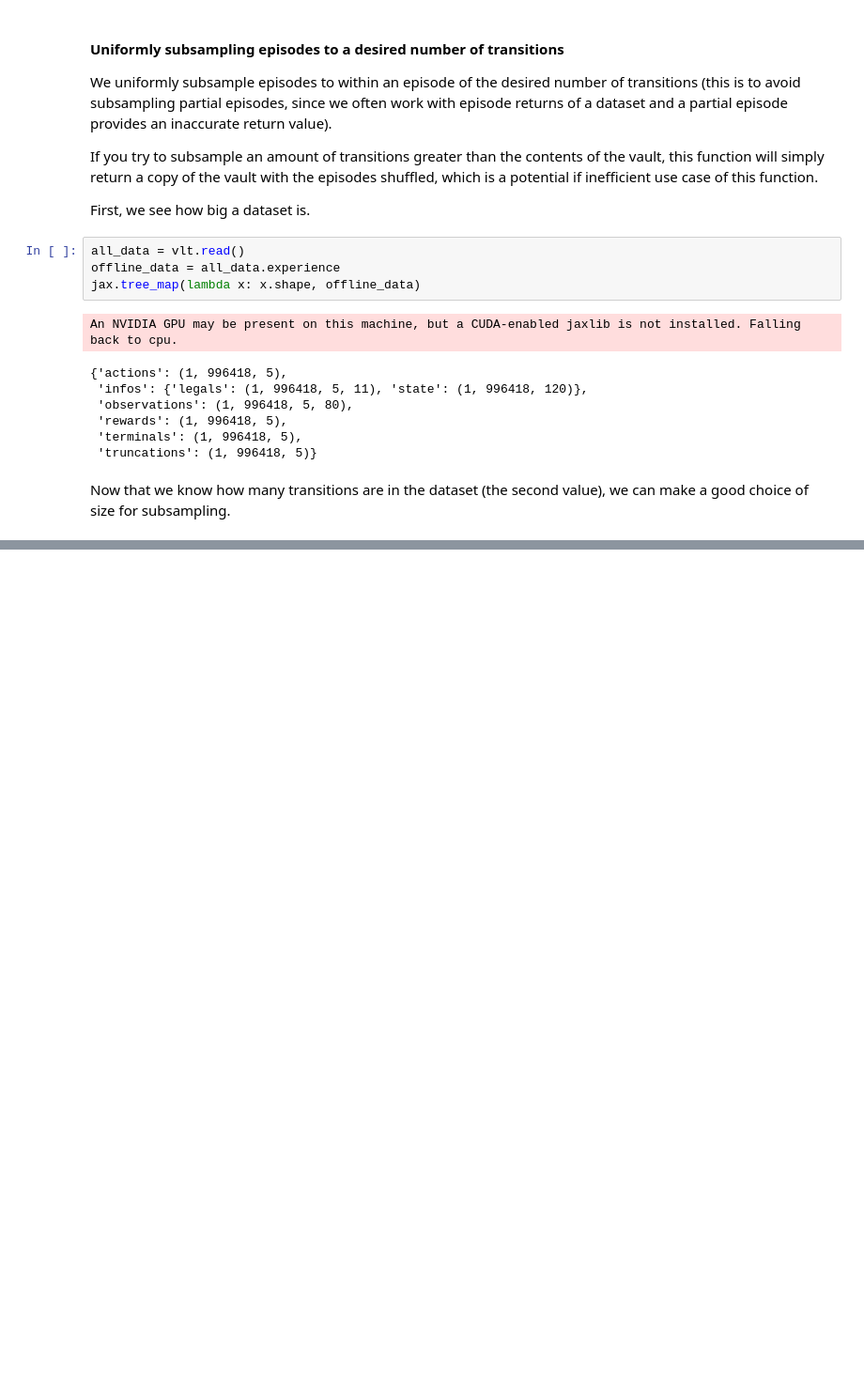
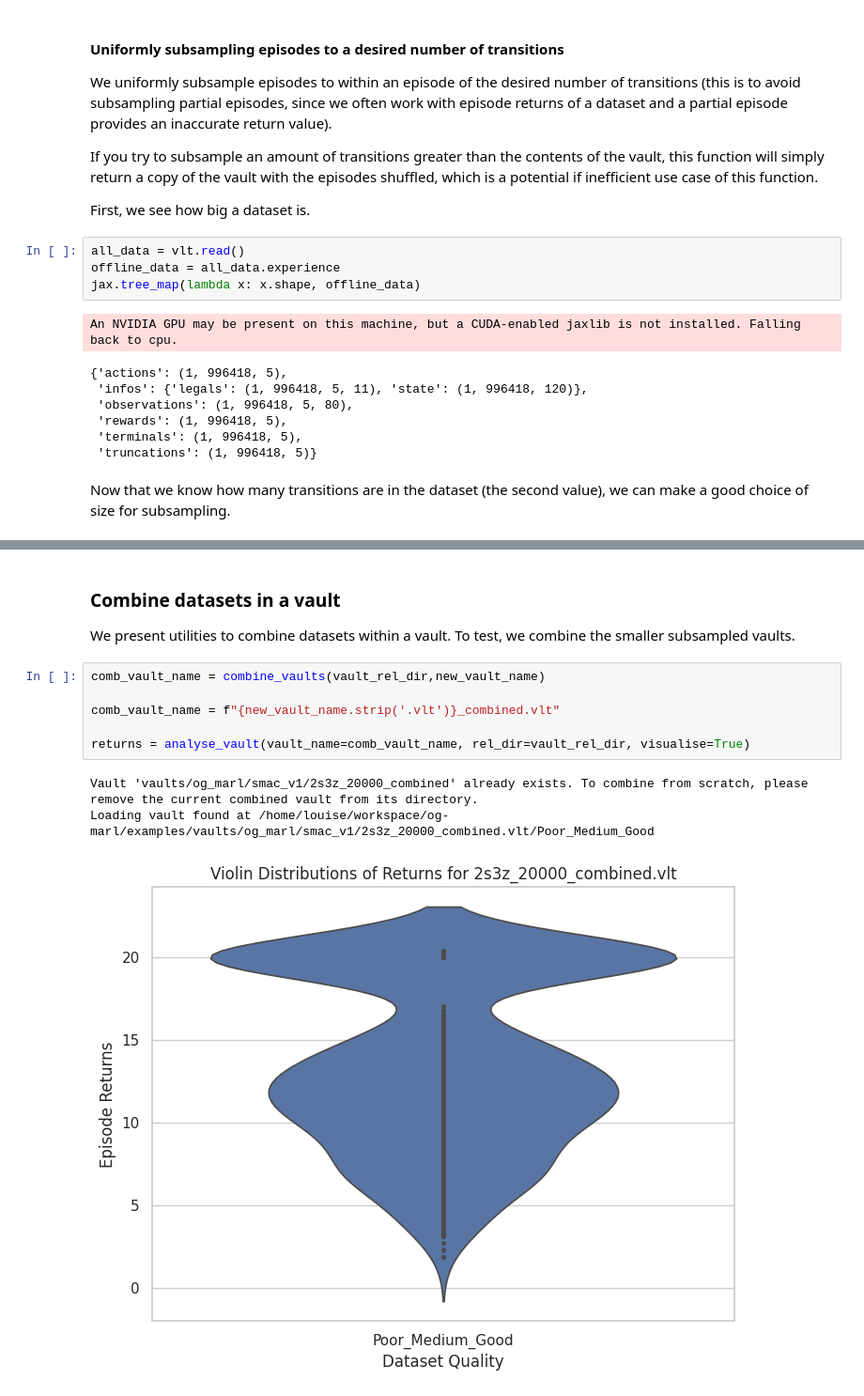
Before and after one commit to instadeepai/og-marl, a Jupyter notebook: examples/dataset_analysis_demo.ipynb, the cells around one changed output, grey strips where cells are left out. Shown: that part at 94% size. Saved outputs shown, nothing was run; the diff lists cells and outputs as text; blank space fills up the shorter version.

```diff
--- a/examples/dataset_analysis_demo.ipynb
+++ b/examples/dataset_analysis_demo.ipynb
@@ -126,0 +133,14 @@ Loading vault found at /home/louise/workspace/og-marl/examples/vaults/og_marl/sm
+# %% [markdown]
+### Combine datasets in a vault
+
+We present utilities to combine datasets within a vault. To test, we combine the smaller subsampled vaults.
+# %%
+comb_vault_name = combine_vaults(vault_rel_dir,new_vault_name)
+
+comb_vault_name = f"{new_vault_name.strip('.vlt')}_combined.vlt"
+
+returns = analyse_vault(vault_name=comb_vault_name, rel_dir=vault_rel_dir, visualise=True)
+# %% [output]
+Vault 'vaults/og_marl/smac_v1/2s3z_20000_combined' already exists. To combine from scratch, please remove the current combined vault from its directory.
+Loading vault found at /home/louise/workspace/og-marl/examples/vaults/og_marl/smac_v1/2s3z_20000_combined.vlt/Poor_Medium_Good
+[figure, added]
```
Also changed, not shown: parts of 6 cells of this notebook, 1 other file.
